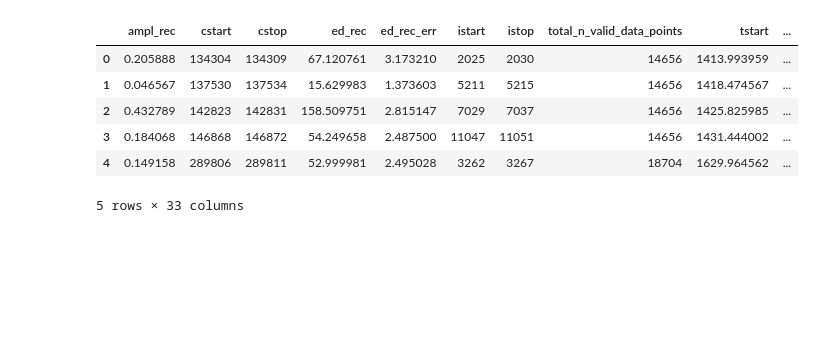
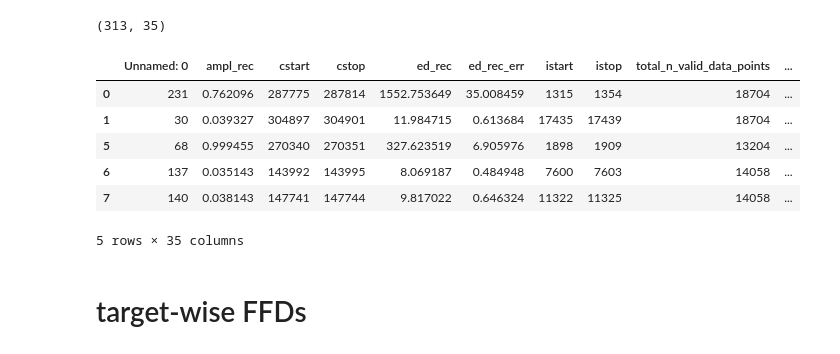
Before and after one commit to ekaterinailin/TESS_UCD_flares, a Jupyter notebook: notebook/NB5_post_analysis.ipynb, the cells around one changed output. Drawn from its saved outputs; the diff is of its cells as text; code cells hidden in the pictures; blank space fills up the shorter version.

Commit message:
Working on individual targets' FFDs

```diff
--- a/notebook/NB5_post_analysis.ipynb
+++ b/notebook/NB5_post_analysis.ipynb
@@ -10,28 +10,32 @@ from funcs.ffd import FFD, _get_multistar_factors
 import time
 tstamp = time.strftime("%d_%m_%Y_%H_%M", time.localtime())
 # %%
-df = pd.read_csv("../flare_tables/20200225_vetted_flares.csv",
-                names=['ampl_rec','cstart','cstop','ed_rec','ed_rec_err',
-                    'istart', 'istop','total_n_valid_data_points',
-                    'tstart', 'tstop',  'dur', 'ed_ratio','ed_ratio_count',
-            'amplitude_ratio','amplitude_ratio_count','duration_ratio','duration_ratio_count',
-            'amplitude_corr','duration_corr','ed_corr','recovery_probability','recovery_probability_count',
-            'ed_ratio_std','amplitude_ratio_std','duration_ratio_std','recovery_probability_std',
-            'ed_corr_err','amplitude_corr_err','duration_corr_err',"TIC","sector"])
+df = pd.read_csv("../flare_tables/20200227_vetted_flares_lacking_some.csv",)
+#                 names=['ampl_rec','cstart','cstop','ed_rec','ed_rec_err',
+#                     'istart', 'istop','total_n_valid_data_points',
+#                     'tstart', 'tstop',  'dur', 'ed_ratio','ed_ratio_count',
+#             'amplitude_ratio','amplitude_ratio_count','duration_ratio','duration_ratio_count',
+#             'amplitude_corr','duration_corr','ed_corr','recovery_probability','recovery_probability_count',
+#             'ed_ratio_std','amplitude_ratio_std','duration_ratio_std','recovery_probability_std',
+#             'ed_corr_err','amplitude_corr_err','duration_corr_err',"TIC","sector","energy","st","real"
+# ])
 
-spts = pd.read_csv("../flare_tables/spts.csv")
+#spts = pd.read_csv("../flare_tables/spts.csv")
 
-spts.head()
-df = df.merge(spts[["TIC","spt","TESSmag"]],on="TIC")
+#spts.head()
+#df = df.merge(spts[["TIC","spt","TESSmag"]],on="TIC")
+df = df[df.real==1]
+print(df.shape)
 df.head()
 # %% [output]
+(313, 35)
-|  | ampl_rec | cstart | cstop | ed_rec | ed_rec_err | istart | istop | total_n_valid_data_points | tstart | ... |
-| 0 | 0.205888 | 134304 | 134309 | 67.120761 | 3.173210 | 2025 | 2030 | 14656 | 1413.993959 | ... |
-| 1 | 0.046567 | 137530 | 137534 | 15.629983 | 1.373603 | 5211 | 5215 | 14656 | 1418.474567 | ... |
-| 2 | 0.432789 | 142823 | 142831 | 158.509751 | 2.815147 | 7029 | 7037 | 14656 | 1425.825985 | ... |
-| 3 | 0.184068 | 146868 | 146872 | 54.249658 | 2.487500 | 11047 | 11051 | 14656 | 1431.444002 | ... |
-| 4 | 0.149158 | 289806 | 289811 | 52.999981 | 2.495028 | 3262 | 3267 | 18704 | 1629.964562 | ... |
+|  | Unnamed: 0 | ampl_rec | cstart | cstop | ed_rec | ed_rec_err | istart | istop | total_n_valid_data_points | ... |
+| 0 | 231 | 0.762096 | 287775 | 287814 | 1552.753649 | 35.008459 | 1315 | 1354 | 18704 | ... |
+| 1 | 30 | 0.039327 | 304897 | 304901 | 11.984715 | 0.613684 | 17435 | 17439 | 18704 | ... |
+| 5 | 68 | 0.999455 | 270340 | 270351 | 327.623519 | 6.905976 | 1898 | 1909 | 13204 | ... |
+| 6 | 137 | 0.035143 | 143992 | 143995 | 8.069187 | 0.484948 | 7600 | 7603 | 14058 | ... |
+| 7 | 140 | 0.038143 | 147741 | 147744 | 9.817022 | 0.646324 | 11322 | 11325 | 14058 | ... |
-5 rows × 33 columns
+5 rows × 35 columns
 # %%
 totobs = df.groupby(["TIC","sector"]).total_n_valid_data_points.apply(lambda x: x.iloc[0]).sum()/30./24./365.25
 # %%
@@ -60,0 +61,2 @@ plt.hist(df.TESSmag, bins=20);
+# %% [markdown]
+# target-wise FFDs
```
Also changed, not shown: parts of 8 cells of this notebook, 1 other file.
